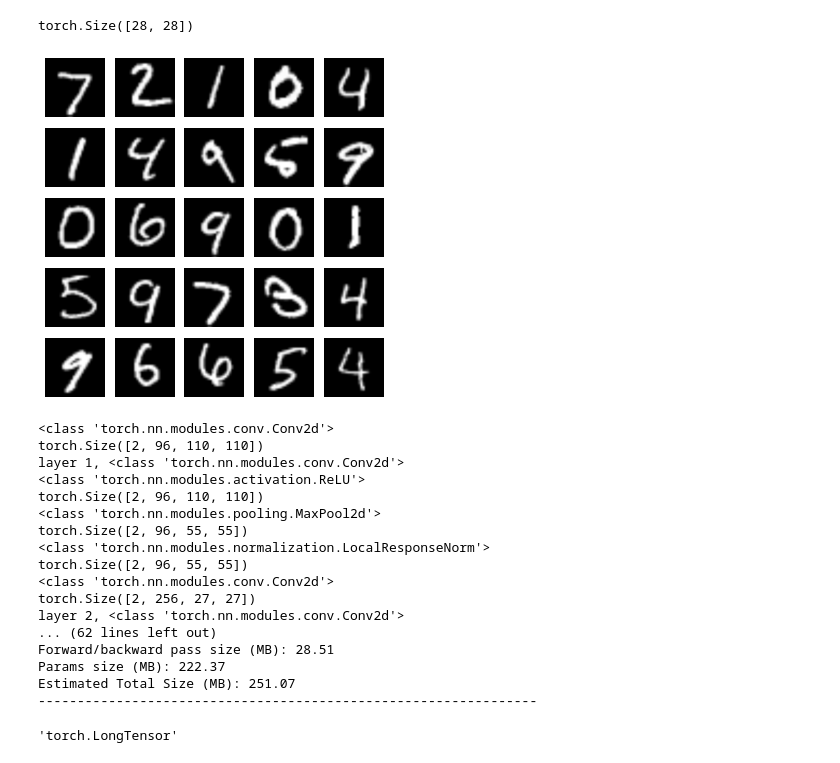
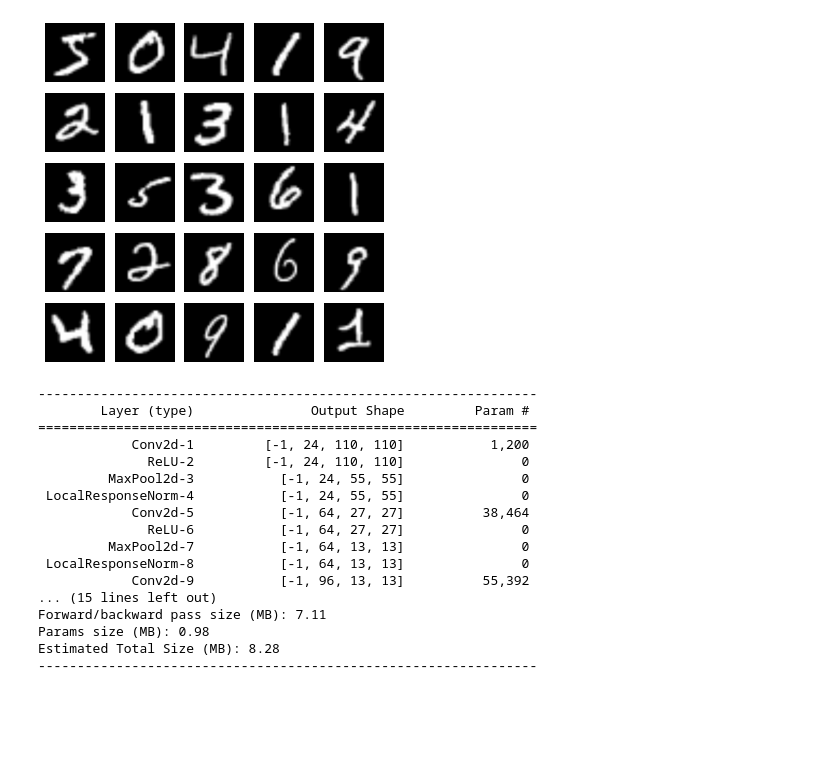
Before and after one commit to B-ramB/DL-DeepFruitDetection, a Jupyter notebook: DLOrchard.ipynb, the cells around one changed output. Drawn from its saved outputs; the diff is of its cells as text; code cells hidden in the pictures; blank space fills up the shorter version.

Commit message:
add python file for training MNIST and updated notebook

```diff
--- a/DLOrchard.ipynb
+++ b/DLOrchard.ipynb
@@ -145,7 +106,7 @@ train = torch.stack(train).view(60000,224,224)
 
 train_data = []
 for data, label in zip(train, mnist_train[1]):
-    fashiomnist_train.append([data[None,:,:],label])
+    train_data.append([data[None,:,:],label])
 
 test = []
 for i in range(len(mnist_test[0])//100):
@@ -200,4 +122,0 @@ plt.show()
-# %%
-fashiomnist_train.data[0].size()
-# %% [output]
-torch.Size([28, 28])
@@ -204,15 +125,15 @@ torch.Size([28, 28])
 # %%
 fig, axs = plt.subplots(5, 5, figsize=(5, 5))
 for i in range(25):
-    x, y = fashiomnist_test[i]
+    x, y = train_data[i]
     ax = axs[i // 5][i % 5]
-    ax.imshow(x.view(112, 112), cmap='gray')
+    ax.imshow(x.view(224, 224), cmap='gray')
     ax.axis('off')
     ax.axis('off')
 plt.tight_layout()
 plt.show()
 # %% [output]
-[figure, old version]
+[figure, new version]
 # %%
 def try_gpu():
     """
@@ -227,24 +157,20 @@ def try_gpu():
 # %%
-summary(net, (1,224, 224), device='cpu')
+summary(net, (1,224, 224), device='cuda')
 # %% [output]
-<class 'torch.nn.modules.conv.Conv2d'>
-torch.Size([2, 96, 110, 110])
-layer 1, <class 'torch.nn.modules.conv.Conv2d'>
-<class 'torch.nn.modules.activation.ReLU'>
-torch.Size([2, 96, 110, 110])
-<class 'torch.nn.modules.pooling.MaxPool2d'>
-torch.Size([2, 96, 55, 55])
-<class 'torch.nn.modules.normalization.LocalResponseNorm'>
-torch.Size([2, 96, 55, 55])
-<class 'torch.nn.modules.conv.Conv2d'>
-torch.Size([2, 256, 27, 27])
-layer 2, <class 'torch.nn.modules.conv.Conv2d'>
-... (62 lines left out)
-Forward/backward pass size (MB): 28.51
-Params size (MB): 222.37
-Estimated Total Size (MB): 251.07
 ----------------------------------------------------------------
+        Layer (type)               Output Shape         Param #
+================================================================
+            Conv2d-1         [-1, 24, 110, 110]           1,200
+              ReLU-2         [-1, 24, 110, 110]               0
+         MaxPool2d-3           [-1, 24, 55, 55]               0
+ LocalResponseNorm-4           [-1, 24, 55, 55]               0
+            Conv2d-5           [-1, 64, 27, 27]          38,464
+              ReLU-6           [-1, 64, 27, 27]               0
+         MaxPool2d-7           [-1, 64, 13, 13]               0
+ LocalResponseNorm-8           [-1, 64, 13, 13]               0
+            Conv2d-9           [-1, 96, 13, 13]          55,392
+... (15 lines left out)
+Forward/backward pass size (MB): 7.11
+Params size (MB): 0.98
+Estimated Total Size (MB): 8.28
+----------------------------------------------------------------
-# %%
-l1.type()
-# %% [output]
-'torch.LongTensor'
```
Also changed, not shown: parts of 18 cells of this notebook, 1 other file.
